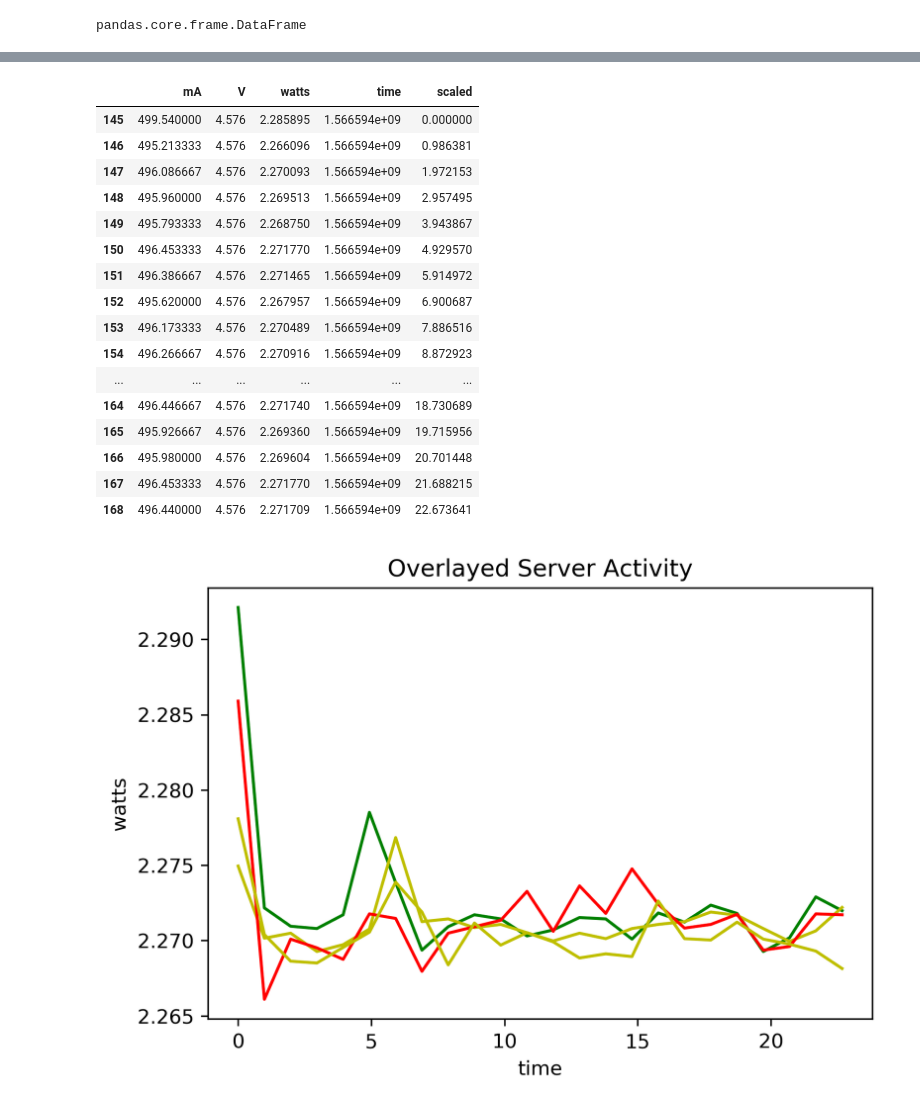
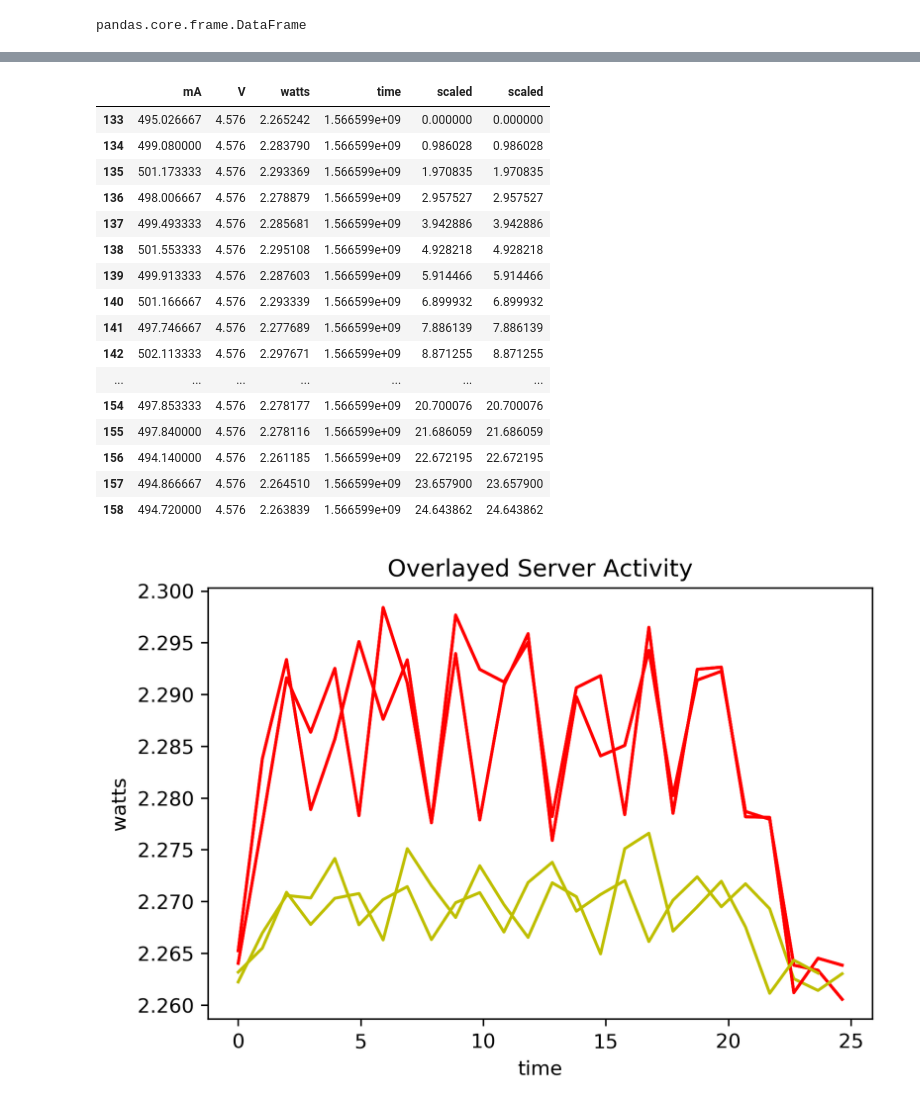
Before and after one commit to alexnathanson/solarserver, a Jupyter notebook: aggregator/aggregator_aug23.ipynb, the cells around one changed output, grey strips where cells are left out. Saved outputs shown, nothing was run; the diff lists cells and outputs as text; code cells hidden in the pictures.

```diff
--- a/aggregator/aggregator_aug23.ipynb
+++ b/aggregator/aggregator_aug23.ipynb
@@ -7,7 +7,7 @@ import time
 import datetime
 # %%
 #For CSV files
-inaData = pd.read_csv('ina219-2019-08-23-1566593409.csv').fillna(0)
+inaData = pd.read_csv('ina219-2019-08-23-1566599161.csv').fillna(0)
 # %%
 print(inaData.shape)
 inaData.head()
@@ -70,5 +70,5 @@ averagedINA.head()
 # %%
-seleniumData = pd.read_csv('selenium-2019-08-23-1566593411.csv').fillna(0)
+seleniumData = pd.read_csv('selenium-2019-08-23-1566599162.csv').fillna(0)
 # %%
 print(seleniumData.shape)
 seleniumData.tail()
@@ -121,9 +121,9 @@ print stopTimeS2
 # %%
-#make new data frame with power date from only test duration
-inaTestDataD1 = averagedINA.loc[(averagedINA.loc[:,'time']>=startTimeD1.time[0]) & (averagedINA.loc[:,'time']<=stopTimeD1.time[35])]
+#make new data frame with power date from only test duration (+1 second before)
+inaTestDataD1 = averagedINA.loc[(averagedINA.loc[:,'time']>=(startTimeD1.time[0]-1)) & (averagedINA.loc[:,'time']<=stopTimeD1.time[35])]
 print(inaTestDataD1.shape)
 
 #make new data frame with power date from only test duration
-inaTestDataD2 = averagedINA.loc[(averagedINA.loc[:,'time']>=startTimeD2.time[73]) & (averagedINA.loc[:,'time']<=stopTimeD2.time[109])]
+inaTestDataD2 = averagedINA.loc[(averagedINA.loc[:,'time']>=(startTimeD2.time[72]-1)) & (averagedINA.loc[:,'time']<=stopTimeD2.time[107])]
 print(inaTestDataD2.shape)
 # %% [output]
@@ -132,8 +132,8 @@ print(inaTestDataD2.shape)
 # %%
-#make new data frame with power date from only test duration
-inaTestDataS1 = averagedINA.loc[(averagedINA.loc[:,'time']>=startTimeS1.time[36]) & (averagedINA.loc[:,'time']<=stopTimeS1.time[72])]
+#make new data frame with power date from only test duration (+ 1 second before)
+inaTestDataS1 = averagedINA.loc[(averagedINA.loc[:,'time']>=(startTimeS1.time[36]-1)) & (averagedINA.loc[:,'time']<=stopTimeS1.time[71])]
 print(inaTestDataS1.shape)
 
-inaTestDataS2 = averagedINA.loc[(averagedINA.loc[:,'time']>=startTimeS2.time[110]) & (averagedINA.loc[:,'time']<=stopTimeS2.time[146])]
+inaTestDataS2 = averagedINA.loc[(averagedINA.loc[:,'time']>=(startTimeS2.time[108]-1)) & (averagedINA.loc[:,'time']<=stopTimeS2.time[143])]
 print(inaTestDataS2.shape)
 # %% [output]
@@ -209,42 +209,42 @@ overlayS2.insert(4, 'scaled', overlayS2.time - overlayS2.time[overlayS2.time.ind
 # %%
 overlayD2
 # %% [output]
-|  | mA | V | watts | time | scaled |
-| 145 | 499.540000 | 4.576 | 2.285895 | 1.566594e+09 | 0.000000 |
-| 146 | 495.213333 | 4.576 | 2.266096 | 1.566594e+09 | 0.986381 |
-| 147 | 496.086667 | 4.576 | 2.270093 | 1.566594e+09 | 1.972153 |
-| 148 | 495.960000 | 4.576 | 2.269513 | 1.566594e+09 | 2.957495 |
-| 149 | 495.793333 | 4.576 | 2.268750 | 1.566594e+09 | 3.943867 |
-| 150 | 496.453333 | 4.576 | 2.271770 | 1.566594e+09 | 4.929570 |
-| 151 | 496.386667 | 4.576 | 2.271465 | 1.566594e+09 | 5.914972 |
-| 152 | 495.620000 | 4.576 | 2.267957 | 1.566594e+09 | 6.900687 |
-| 153 | 496.173333 | 4.576 | 2.270489 | 1.566594e+09 | 7.886516 |
-| 154 | 496.266667 | 4.576 | 2.270916 | 1.566594e+09 | 8.872923 |
-| ... | ... | ... | ... | ... | ... |
-| 164 | 496.446667 | 4.576 | 2.271740 | 1.566594e+09 | 18.730689 |
-| 165 | 495.926667 | 4.576 | 2.269360 | 1.566594e+09 | 19.715956 |
-| 166 | 495.980000 | 4.576 | 2.269604 | 1.566594e+09 | 20.701448 |
-| 167 | 496.453333 | 4.576 | 2.271770 | 1.566594e+09 | 21.688215 |
-| 168 | 496.440000 | 4.576 | 2.271709 | 1.566594e+09 | 22.673641 |
+|  | mA | V | watts | time | scaled | scaled |
+| 133 | 495.026667 | 4.576 | 2.265242 | 1.566599e+09 | 0.000000 | 0.000000 |
+| 134 | 499.080000 | 4.576 | 2.283790 | 1.566599e+09 | 0.986028 | 0.986028 |
+| 135 | 501.173333 | 4.576 | 2.293369 | 1.566599e+09 | 1.970835 | 1.970835 |
+| 136 | 498.006667 | 4.576 | 2.278879 | 1.566599e+09 | 2.957527 | 2.957527 |
+| 137 | 499.493333 | 4.576 | 2.285681 | 1.566599e+09 | 3.942886 | 3.942886 |
+| 138 | 501.553333 | 4.576 | 2.295108 | 1.566599e+09 | 4.928218 | 4.928218 |
+| 139 | 499.913333 | 4.576 | 2.287603 | 1.566599e+09 | 5.914466 | 5.914466 |
+| 140 | 501.166667 | 4.576 | 2.293339 | 1.566599e+09 | 6.899932 | 6.899932 |
+| 141 | 497.746667 | 4.576 | 2.277689 | 1.566599e+09 | 7.886139 | 7.886139 |
+| 142 | 502.113333 | 4.576 | 2.297671 | 1.566599e+09 | 8.871255 | 8.871255 |
+| ... | ... | ... | ... | ... | ... | ... |
+| 154 | 497.853333 | 4.576 | 2.278177 | 1.566599e+09 | 20.700076 | 20.700076 |
+| 155 | 497.840000 | 4.576 | 2.278116 | 1.566599e+09 | 21.686059 | 21.686059 |
+| 156 | 494.140000 | 4.576 | 2.261185 | 1.566599e+09 | 22.672195 | 22.672195 |
+| 157 | 494.866667 | 4.576 | 2.264510 | 1.566599e+09 | 23.657900 | 23.657900 |
+| 158 | 494.720000 | 4.576 | 2.263839 | 1.566599e+09 | 24.643862 | 24.643862 |
 # %%
 fig, ax = plt.subplots(dpi=300)
 
 x = overlayD1.loc[:,'scaled']
 y = overlayD1.loc[:,'watts']
-ax.plot(x,y, color='g')
+ax.plot(x,y, color='r')
 
 ax.set(xlabel='time', ylabel='watts',
        title='Overlayed Server Activity')
 
 #ax.scatter(x=overlayD1.loc[:,'scaled'], y=overlayD1.loc[:,'watts'], color='r')
 ax.plot(overlayS1.loc[:,'scaled'], overlayS1.loc[:,'watts'], color='y')
 
 ax.plot(overlayD2.loc[:,'scaled'], overlayD2.loc[:,'watts'], color='r')
 ax.plot(overlayS2.loc[:,'scaled'], overlayS2.loc[:,'watts'], color='y')
 
 #ax.grid()
 
 fig.savefig("aggregator_overlay-"+str(datetime.date.today())+"-"+str(int(time.time()))+".png")
 plt.show()
 # %% [output]
-[figure, old version]
+[figure, new version]
```
Also changed, not shown: parts of 13 cells of this notebook, 26 other files.
